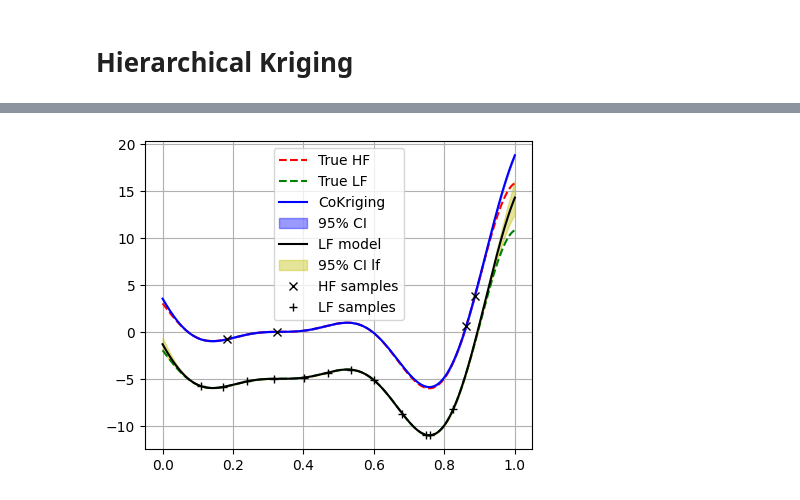
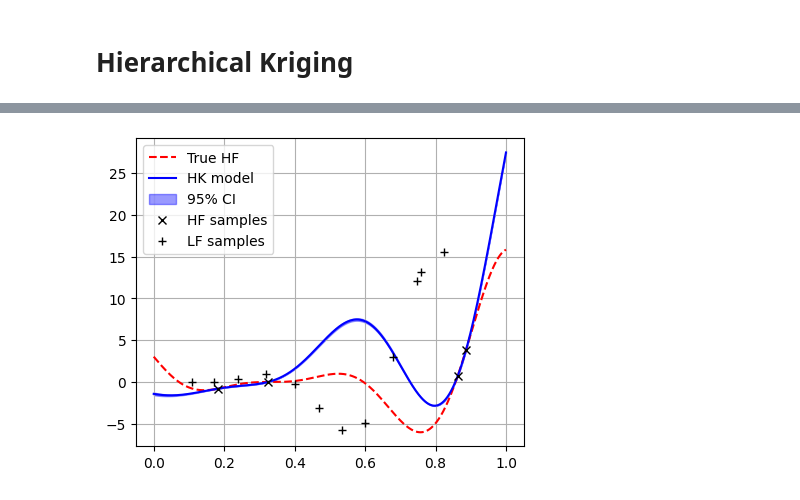
Before and after one commit to JiaxiangYi96/mfpml, a Jupyter notebook: tutorials/mf_kriging.ipynb, the cells around one changed output, grey strips where cells are left out. Drawn from its saved outputs; the diff is of its cells as text; code cells hidden in the pictures.

```diff
--- a/tutorials/mf_kriging.ipynb
+++ b/tutorials/mf_kriging.ipynb
@@ -15,6 +15,6 @@ from mfpml.problems.multifidelity_functions import Forrester_1a
 # %%
 # define function
-func = Forrester_1a()
+func = Forrester_1c()
 # define sampler
 sampler = MFSobolSequence(design_space=func._design_space, seed=4)
 sample_x = sampler.get_samples(num_hf_samples=4, num_lf_samples=12)
@@ -141,7 +141,7 @@ plt.show()
 # %% [markdown]
 # Hierarchical Kriging
 # %%
-
+pso_opt = PSO(num_gen=200, num_pop=20)
 HK = HierarchicalKriging(design_space=func._input_domain, optimizer=pso_opt)
 
 
@@ -154,29 +174,29 @@ lf_pred, lf_std = HK.lf_model.predict(test_x, return_std=True)
 # %%
 fig, ax = plt.subplots(figsize=(5, 4))
 plt.plot(test_x, test_hy, "r--", label="True HF")
-plt.plot(test_x, test_ly, "g--", label="True LF")
-plt.plot(test_x, hk_pre, "b-", label="CoKriging")
+# plt.plot(test_x, test_ly, "g--", label="True LF")
+plt.plot(test_x, hk_pre, "b-", label="HK model")
 plt.fill_between(
     test_x[:, 0],
     hk_pre[:, 0] - 1.96 * hk_std[:, 0],
     hk_pre[:, 0] + 1.96 * hk_std[:, 0],
     alpha=0.4,
     color="b",
     label="95% CI",
 )
-plt.plot(test_x, lf_pred, "k-", label="LF model")
-plt.fill_between(
-    test_x[:, 0],
-    lf_pred[:, 0] - 1.96 * lf_std[:, 0],
-    lf_pred[:, 0] + 1.96 * lf_std[:, 0],
-    alpha=0.4,
-    color="y",
-    label="95% CI lf",
-)
+# plt.plot(test_x, lf_pred, "k-", label="LF model")
+# plt.fill_between(
+#     test_x[:, 0],
+#     lf_pred[:, 0] - 1.96 * lf_std[:, 0],
+#     lf_pred[:, 0] + 1.96 * lf_std[:, 0],
+#     alpha=0.4,
+#     color="y",
+#     label="95% CI lf",
+# )
 plt.plot(sample_x["hf"], sample_y["hf"], "kx", label="HF samples")
 plt.plot(sample_x["lf"], sample_y["lf"], "k+", label="LF samples")
 plt.legend(loc="best")
 plt.grid()
 plt.show()
 # %% [output]
-[figure, old version]
+[figure, new version]
```
Also changed, not shown: parts of 7 cells of this notebook, 2 other files.
